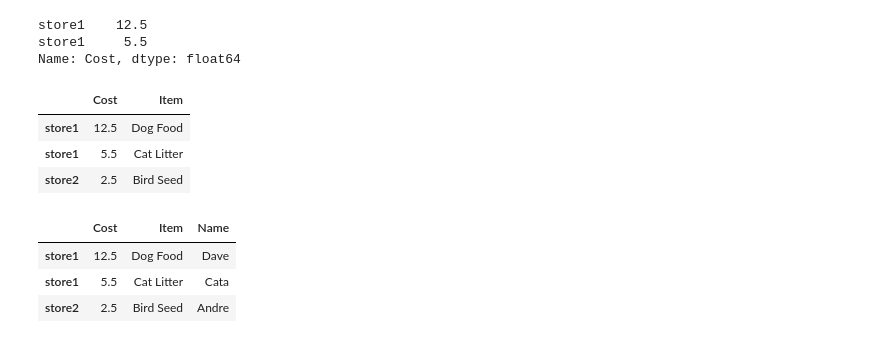
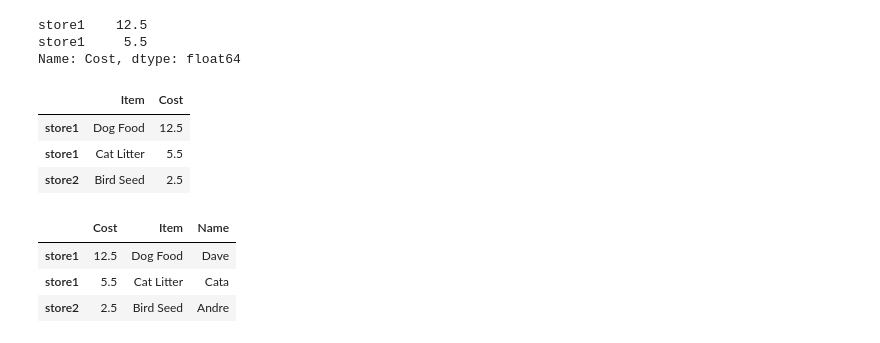
Before and after one commit to davidarango82/intro-data-sci-python, a Jupyter notebook: Intro_to_Data_Sci.ipynb, the cells around one changed output. Saved outputs shown, nothing was run; the diff lists cells and outputs as text; code cells hidden in the pictures.

```diff
--- a/Untitled.ipynb
+++ b/Intro_to_Data_Sci.ipynb
@@ -630,13 +631,13 @@ store1    12.5
 store1     5.5
 Name: Cost, dtype: float64
 # %%
-# This approach is more appropriate, if you´re changing data on the df:
-df.loc[:,['Cost', 'Item']]
+# This approach is more appropriate, even more if you´re modifying data on the df:
+df.loc[:,['Item', 'Cost']]
 # %% [output]
-|  | Cost | Item |
-| store1 | 12.5 | Dog Food |
-| store1 | 5.5 | Cat Litter |
-| store2 | 2.5 | Bird Seed |
+|  | Item | Cost |
+| store1 | Dog Food | 12.5 |
+| store1 | Cat Litter | 5.5 |
+| store2 | Bird Seed | 2.5 |
 # %%
 # Dropping data (row): does not delete data from original DFrame
 df.drop('store1')
```
Also changed, not shown: parts of 27 cells of this notebook, 2 other files.
